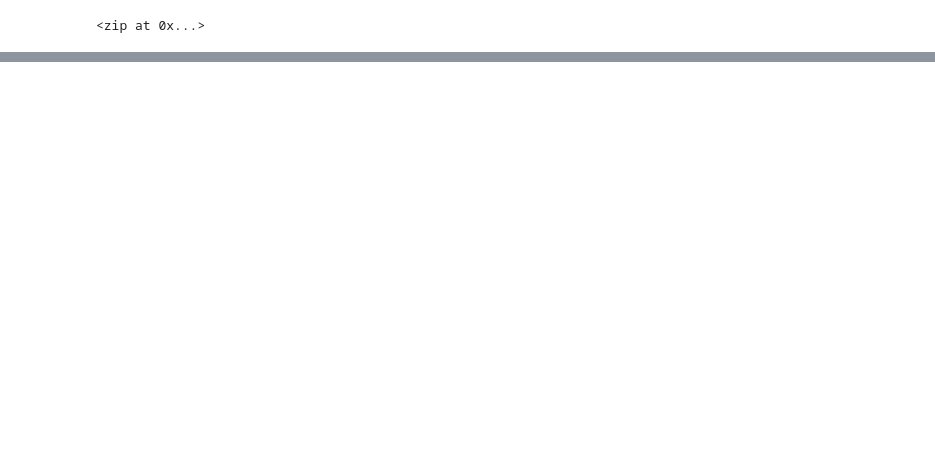
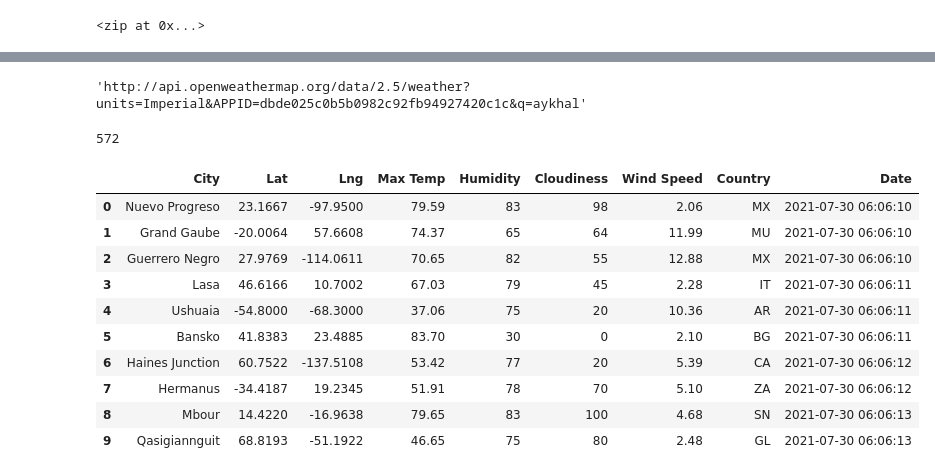
Before and after one commit to githubteodora/World_Weather_Analysis, a Jupyter notebook: WeatherPy.ipynb, the cells around one changed output, grey strips where cells are left out. Cells and saved outputs as stored; diff of their text form; code cells hidden in the pictures; blank space fills up the shorter version.

```diff
--- a/WeatherPy.ipynb
+++ b/WeatherPy.ipynb
@@ -33,0 +134,24 @@ len(cities)
+# %%
+city_url
+# %% [output]
+'http://api.openweathermap.org/data/2.5/weather?units=Imperial&APPID=dbde025c0b5b0982c92fb94927420c1c&q=aykhal'
+# %%
+len(city_data)
+# %% [output]
+572
+# %%
+# Convert the array of dictionaries to a Pandas DataFrame.
+city_data_df = pd.DataFrame(city_data)
+city_data_df.head(10)
+# %% [output]
+|  | City | Lat | Lng | Max Temp | Humidity | Cloudiness | Wind Speed | Country | Date |
+| 0 | Nuevo Progreso | 23.1667 | -97.9500 | 79.59 | 83 | 98 | 2.06 | MX | 2021-07-30 06:06:10 |
+| 1 | Grand Gaube | -20.0064 | 57.6608 | 74.37 | 65 | 64 | 11.99 | MU | 2021-07-30 06:06:10 |
+| 2 | Guerrero Negro | 27.9769 | -114.0611 | 70.65 | 82 | 55 | 12.88 | MX | 2021-07-30 06:06:10 |
+| 3 | Lasa | 46.6166 | 10.7002 | 67.03 | 79 | 45 | 2.28 | IT | 2021-07-30 06:06:11 |
+| 4 | Ushuaia | -54.8000 | -68.3000 | 37.06 | 75 | 20 | 10.36 | AR | 2021-07-30 06:06:11 |
+| 5 | Bansko | 41.8383 | 23.4885 | 83.70 | 30 | 0 | 2.10 | BG | 2021-07-30 06:06:11 |
+| 6 | Haines Junction | 60.7522 | -137.5108 | 53.42 | 77 | 20 | 5.39 | CA | 2021-07-30 06:06:12 |
+| 7 | Hermanus | -34.4187 | 19.2345 | 51.91 | 78 | 70 | 5.10 | ZA | 2021-07-30 06:06:12 |
+| 8 | Mbour | 14.4220 | -16.9638 | 79.65 | 83 | 100 | 4.68 | SN | 2021-07-30 06:06:13 |
+| 9 | Qasigiannguit | 68.8193 | -51.1922 | 46.65 | 75 | 80 | 2.48 | GL | 2021-07-30 06:06:13 |
```
Also changed, not shown: parts of 9 cells of this notebook, 1 other file.
